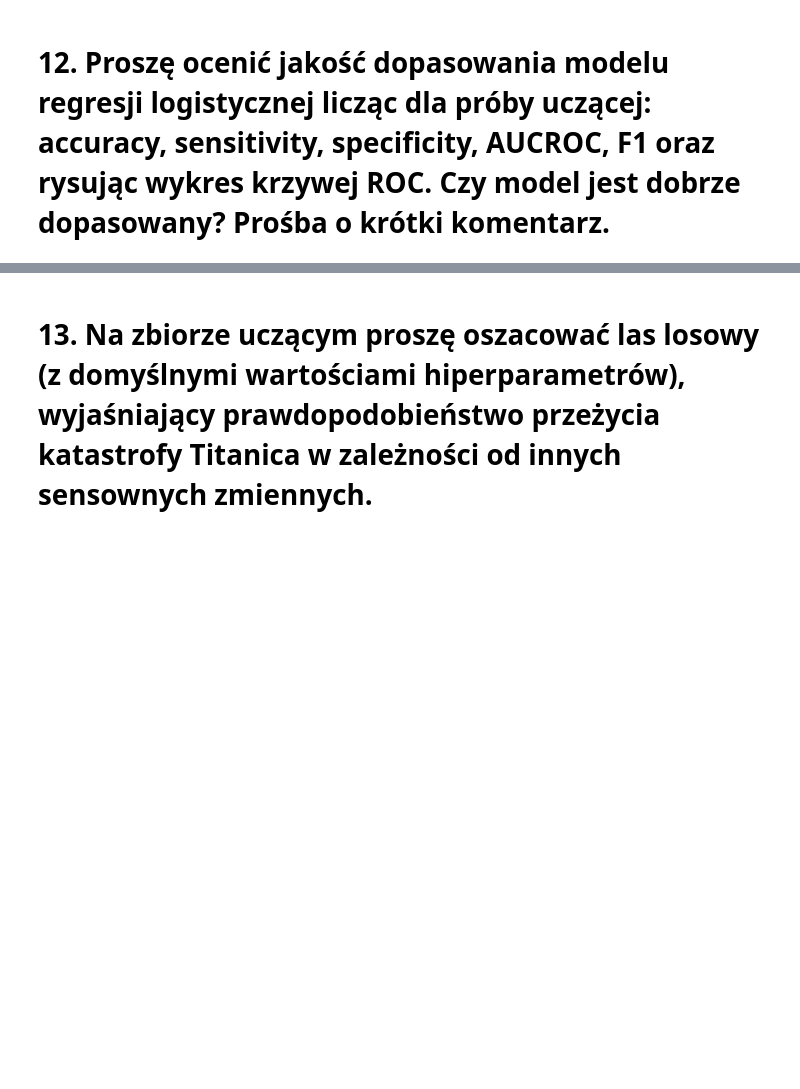
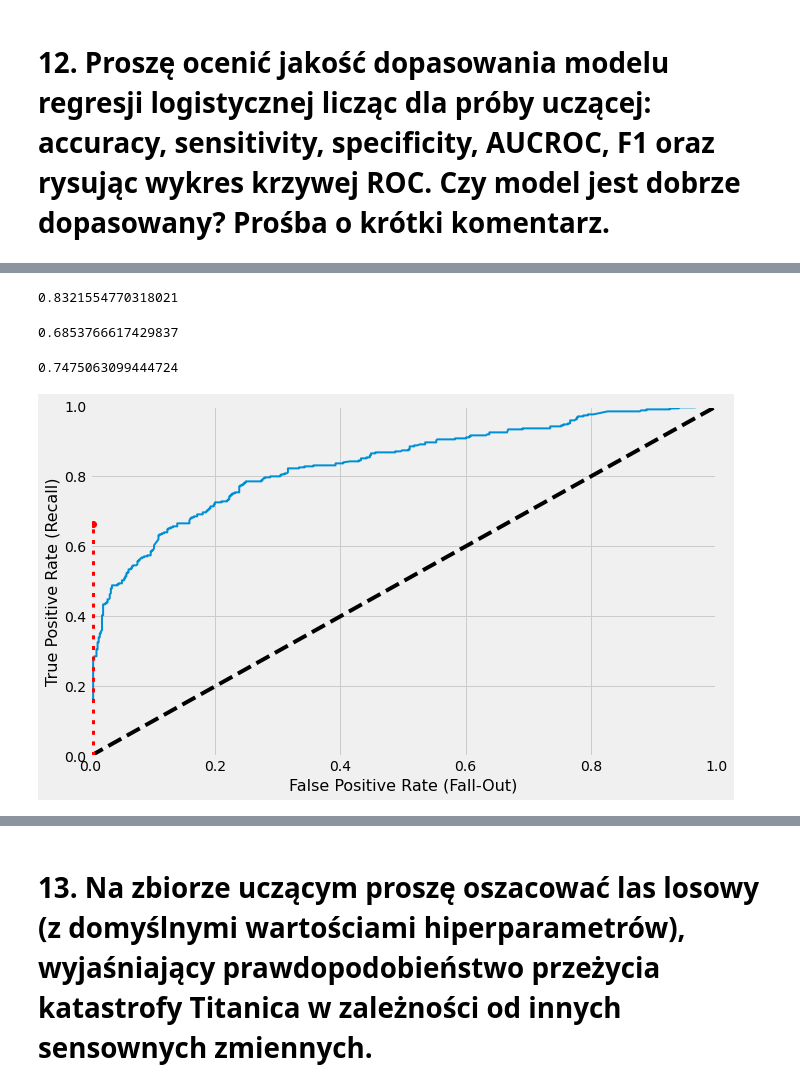
Before and after one commit to LuiGGi629/task-cube, a Jupyter notebook: eda_and_modeling.ipynb, the cells around one changed output, grey strips where cells are left out. Cells and saved outputs as stored; diff of their text form; code cells hidden in the pictures; blank space fills up the shorter version.

```diff
--- a/eda_and_modeling.ipynb
+++ b/eda_and_modeling.ipynb
@@ -256,2 +331,6 @@ b) medianą wyliczoną osobno w podgrupach wg zmiennej survived
 # %% [markdown]
 # 11. Na zbiorze uczącym proszę oszacować model regresji logistycznej, wyjaśniający prawdopodobieństwo przeżycia katastrofy Titanica w zależności od innych sensownych zmiennych.
+# %%
+logistic_regression = LogisticRegression(random_state=669)
+# %%
+logistic_regression.fit(features_train_prepared, labels_train)
@@ -259,0 +373,38 @@ b) medianą wyliczoną osobno w podgrupach wg zmiennej survived
+# %%
+# specificity
+specificity = true_negative / (true_negative + false_positive)
+specificity
+# %% [output]
+0.8321554770318021
+# %%
+# F1, harmonic mean of precision and recall
+f1_score(labels_train, labels_train_estimates)
+# %% [output]
+0.6853766617429837
+# %%
+# AUCROC
+roc_auc_score(labels_train, labels_train_estimates)
+# %% [output]
+0.7475063099444724
+# %%
+scores = logistic_regression.decision_function(features_train_prepared)
+
+# ROC Curve
+false_positive_rate, true_positive_rate, threshold =  roc_curve(labels_train, scores)
+# %%
+def plot_roc_curve(false_positive_rate, true_positive_rate, label=None):
+    plt.plot(false_positive_rate, true_positive_rate, linewidth=2, label=label)
+    plt.plot([0, 1], [0, 1], "k--")  # dashed diagonal
+    plt.axis([0, 1, 0, 1])
+    plt.xlabel("False Positive Rate (Fall-Out)", fontsize=16)
+    plt.ylabel("True Positive Rate (Recall)", fontsize=16)
+    plt.grid(True)
+# %%
+plt.figure(figsize=(10, 6))
+plot_roc_curve(false_positive_rate, true_positive_rate)
+plt.plot([4.837e-3, 4.837e-3], [0.0, 0.6628], "r:")
+plt.plot([0.0, 4.837e-3], [0.6628, 0.6628], "r:")
+plt.plot([4.837e-3], [0.6628], "ro")
+plt.show()
+# %% [output]
+[figure, added]
```
Also changed, not shown: parts of 36 cells of this notebook.
